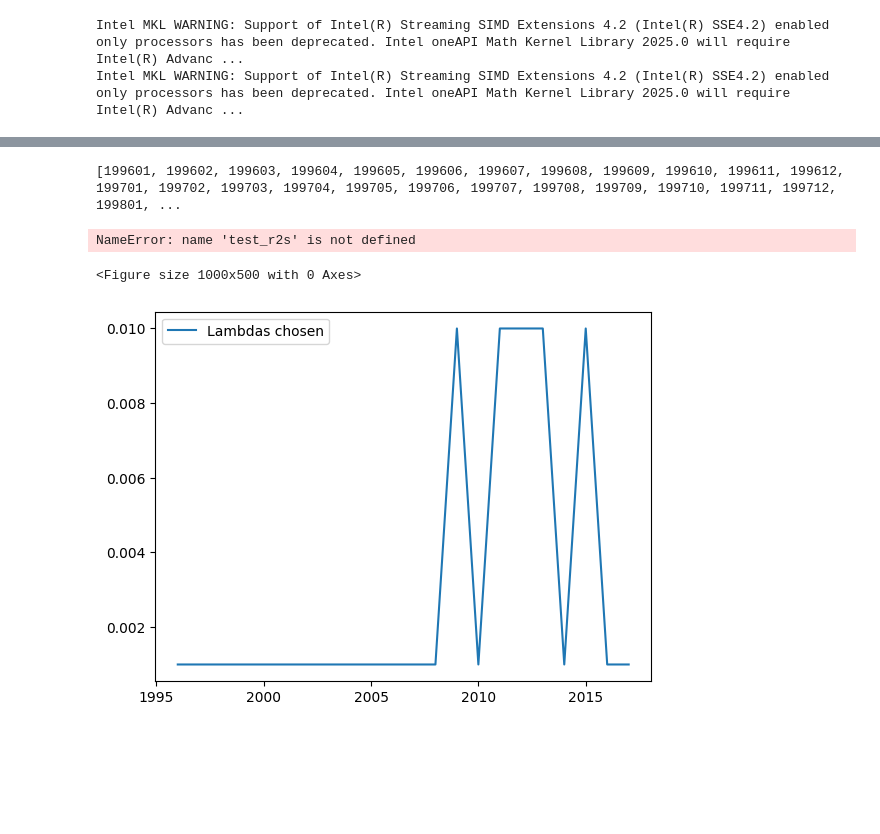
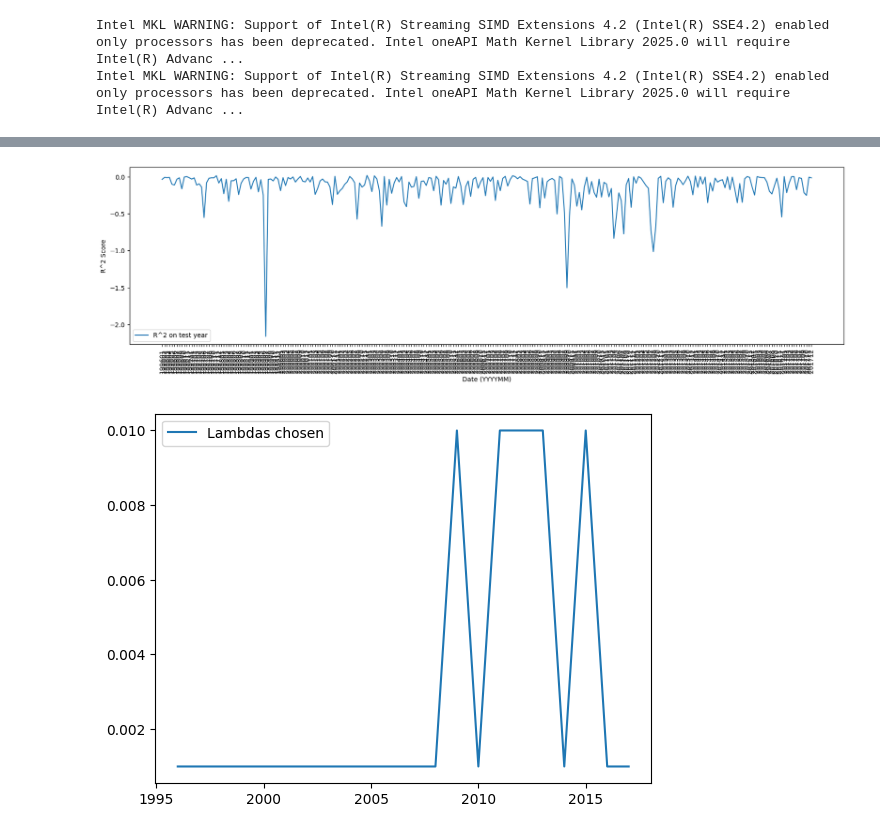
Before and after one commit to Sho-Shoo/36490-F23-Group1, a Jupyter notebook: lasso_rolling_excercise.ipynb, the cells around one changed output, grey strips where cells are left out. Cells and saved outputs as stored; diff of their text form; code cells hidden in the pictures; blank space fills up the shorter version.

Commit message:
Run through training pipeline with graph

```diff
--- a/lasso_rolling_excercise.ipynb
+++ b/lasso_rolling_excercise.ipynb
@@ -42,18 +40,18 @@ KeyboardInterrupt:
 # %%
 # evaluate r2 score by month
-test_months = [year*100 + month for year in range(1996, 2019) for month in range(1, 13)]
+test_months = [year*100 + month for year in range(1996, 2018) for month in range(1, 13)]
+test_months = [str(t) for t in test_months]
 
-plt.figure(figsize=(10, 5))
+plt.figure(figsize=(20, 5))
 plt.plot(test_months, test_r2s, label="R^2 on test year")
 # plt.plot(test_months, validation_r2s, label="R^2 in validation years")
+plt.xticks(rotation='vertical')
 plt.xlabel('Date (YYYYMM)')
 plt.ylabel('R^2 Score')
 plt.legend()
 plt.show()
 # %% [output]
-[199601, 199602, 199603, 199604, 199605, 199606, 199607, 199608, 199609, 199610, 199611, 199612, 199701, 199702, 199703, 199704, 199705, 199706, 199707, 199708, 199709, 199710, 199711, 199712, 199801, ...
-NameError: name 'test_r2s' is not defined
-<Figure size 1000x500 with 0 Axes>
+[figure, added]
 # %%
 test_years = list(range(1996, 2018))
 plt.plot(test_years, alphas, label="alphas chosen")
```
Also changed, not shown: parts of 1 cell of this notebook.
